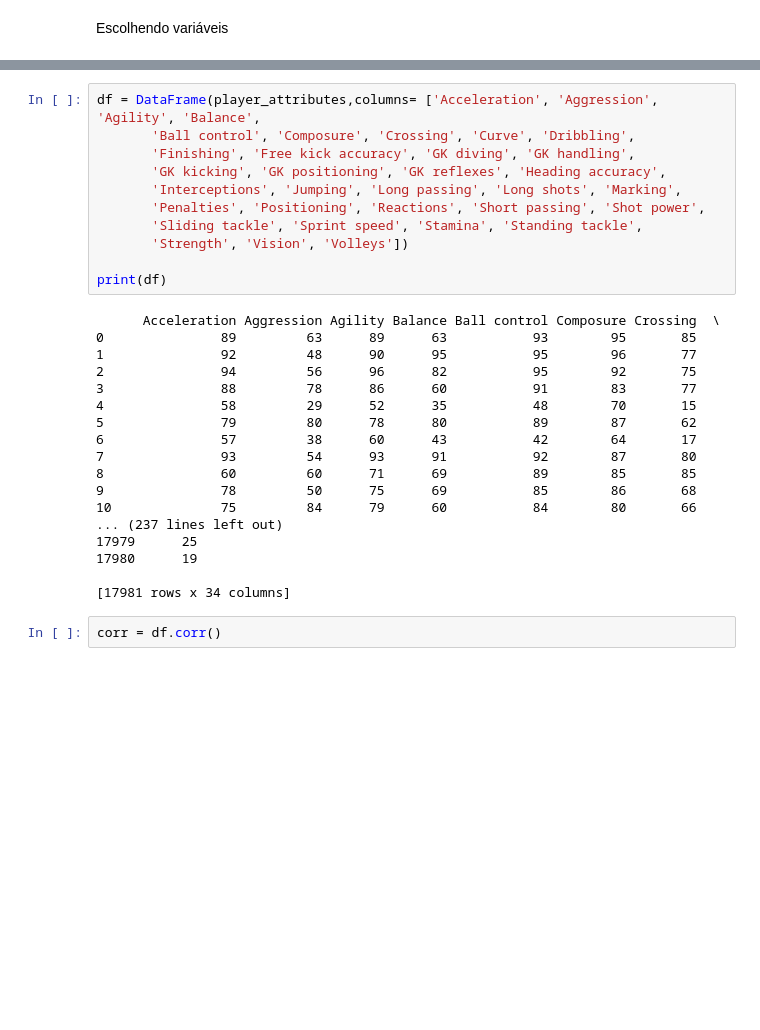
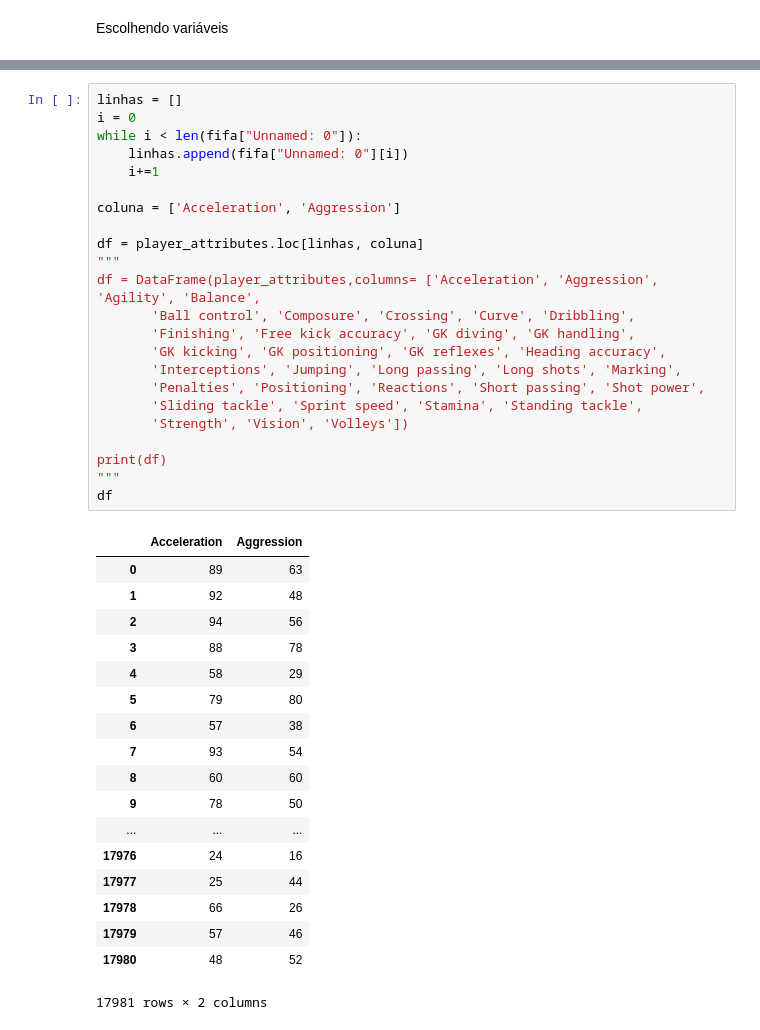
Before and after one commit to victorhabib/cdd-projeto-final, a Jupyter notebook: Projeto Final versao atualizada.ipynb, the cells around one changed output, grey strips where cells are left out. Drawn from its saved outputs; the diff is of its cells as text; blank space fills up the shorter version.

```diff
--- a/Projeto Final versao atualizada.ipynb
+++ b/Projeto Final versao atualizada.ipynb
@@ -212,33 +250,44 @@ Index(['Unnamed: 0', 'Acceleration', 'Aggression', 'Agility', 'Balance',
        'Strength', 'Vision', 'Volleys'],
       dtype='object')
 # %%
+linhas = []
+i = 0
+while i < len(fifa["Unnamed: 0"]):
+    linhas.append(fifa["Unnamed: 0"][i])
+    i+=1
+
+coluna = ['Acceleration', 'Aggression']
+
+df = player_attributes.loc[linhas, coluna]
+"""
 df = DataFrame(player_attributes,columns= ['Acceleration', 'Aggression', 'Agility', 'Balance',
        'Ball control', 'Composure', 'Crossing', 'Curve', 'Dribbling',
        'Finishing', 'Free kick accuracy', 'GK diving', 'GK handling',
        'GK kicking', 'GK positioning', 'GK reflexes', 'Heading accuracy',
        'Interceptions', 'Jumping', 'Long passing', 'Long shots', 'Marking',
        'Penalties', 'Positioning', 'Reactions', 'Short passing', 'Shot power',
        'Sliding tackle', 'Sprint speed', 'Stamina', 'Standing tackle',
        'Strength', 'Vision', 'Volleys'])
 
 print(df)
+"""
+df
 # %% [output]
+|  | Acceleration | Aggression |
+| 0 | 89 | 63 |
+| 1 | 92 | 48 |
+| 2 | 94 | 56 |
+| 3 | 88 | 78 |
+| 4 | 58 | 29 |
+| 5 | 79 | 80 |
+| 6 | 57 | 38 |
+| 7 | 93 | 54 |
+| 8 | 60 | 60 |
+| 9 | 78 | 50 |
+| ... | ... | ... |
+| 17976 | 24 | 16 |
+| 17977 | 25 | 44 |
+| 17978 | 66 | 26 |
+| 17979 | 57 | 46 |
+| 17980 | 48 | 52 |
-      Acceleration Aggression Agility Balance Ball control Composure Crossing  \
-0               89         63      89      63           93        95       85
-1               92         48      90      95           95        96       77
-2               94         56      96      82           95        92       75
-3               88         78      86      60           91        83       77
-4               58         29      52      35           48        70       15
-5               79         80      78      80           89        87       62
-6               57         38      60      43           42        64       17
-7               93         54      93      91           92        87       80
-8               60         60      71      69           89        85       85
-9               78         50      75      69           85        86       68
-10              75         84      79      60           84        80       66
-... (237 lines left out)
-17979      25
-17980      19
-
-[17981 rows x 34 columns]
+17981 rows × 2 columns
-# %%
-corr = df.corr()
```
Also changed, not shown: parts of 46 cells of this notebook.
